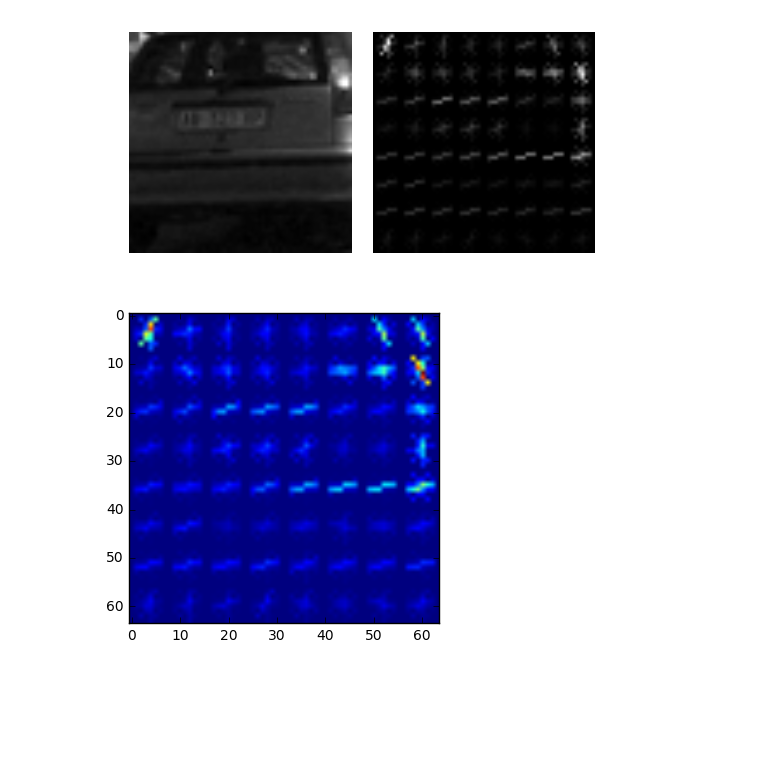
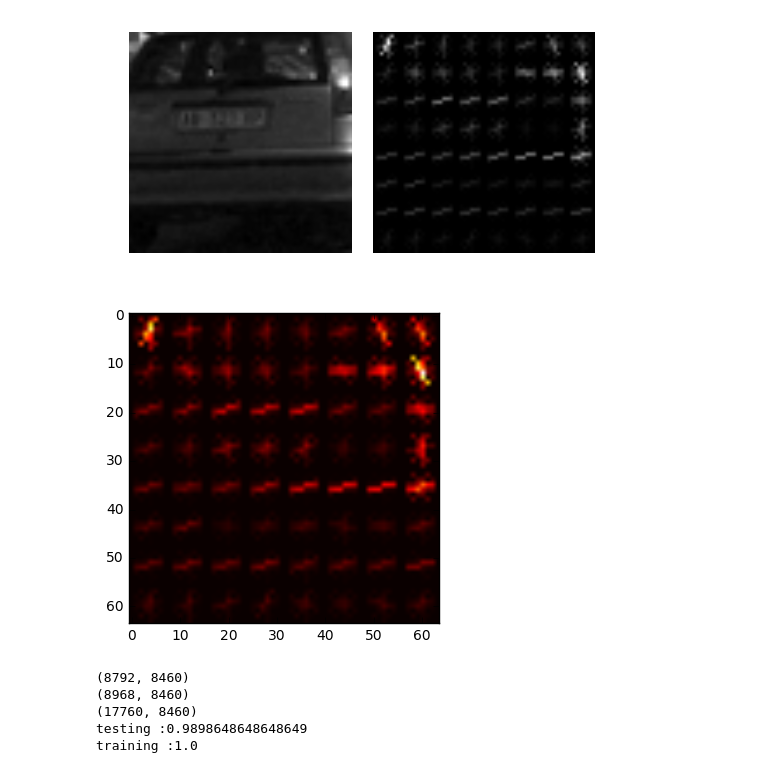
Before and after one commit to udacity/CarND-Vehicle-Detection, a Jupyter notebook: Vehicle_Detection.ipynb, the cells around one changed output. Drawn from its saved outputs; the diff is of its cells as text; code cells hidden in the pictures; blank space fills up the shorter version.

Commit message:
experiment with window size and other parameters of the algorithm

```diff
--- a/Vehicle_Detection.ipynb
+++ b/Vehicle_Detection.ipynb
@@ -70,7 +77,51 @@ y_start_stop = [200, None] # Min and max in y to search in slide_window()
 feature, _ = vehicle.single_img_features(image, color_space, spatial_size, hist_bins, orient, pix_per_cell,
                    cell_per_block, hog_channel, spatial_feat, hist_feat, hog_feat, vis=True)
 # %%
-plt.imshow(_)
+plt.imshow(_, cmap='hot')
 plt.show()
 # %% [output]
-[figure, old version]
+[figure, new version]
+# %%
+color_space = 'YCrCb'  # Can be RGB, HSV, LUV, HLS, YUV, YCrCb
+orient = 9  # HOG orientations
+pix_per_cell = 8  # HOG pixels per cell
+cell_per_block = 2  # HOG cells per block
+hog_channel = 'ALL'  # Can be 0, 1, 2, or "ALL"
+spatial_size = (32, 32)  # Spatial binning dimensions
+hist_bins = 32  # Number of histogram bins
+spatial_feat = True  # Spatial features on or off
+hist_feat = True  # Histogram features on or off
+hog_feat = True  # HOG features on or off
+
+vehical_features = vehicle.extract_features(vehicle_images, color_space, orient, spatial_size, hist_bins,
+                                    pix_per_cell, cell_per_block, spatial_feat, hist_feat, hog_feat,
+                                    hog_channel)
+print(vehical_features.shape)
+
+non_vehical_features = vehicle.extract_features(non_vehicle_images, color_space, orient, spatial_size,
+                                        hist_bins, pix_per_cell, cell_per_block, spatial_feat,
+                                        hist_feat, hog_feat, hog_channel)
+print(non_vehical_features.shape)
+
+features = np.vstack((vehical_features, non_vehical_features)).astype(np.float64)
+print(features.shape)
+
+scaler = StandardScaler().fit(features)
+
+X_features = scaler.transform(features)
+
+y_features = np.hstack((np.ones(len(vehicle_images)), np.zeros(len(non_vehicle_images))))
+
+X_train, X_test, y_train, y_test = train_test_split(X_features, y_features,
+                                                        test_size=0.05, random_state=1024)
+svc = LinearSVC().fit(X_train, y_train)
+accuracy = svc.score(X_test, y_test)
+
+print('testing :{}'.format(accuracy))
+print('training :{}'.format(svc.score(X_train, y_train)))
+# %% [output]
+(8792, 8460)
+(8968, 8460)
+(17760, 8460)
+testing :0.9898648648648649
+training :1.0
```
Also changed, not shown: parts of 5 cells of this notebook, 2 other files.
